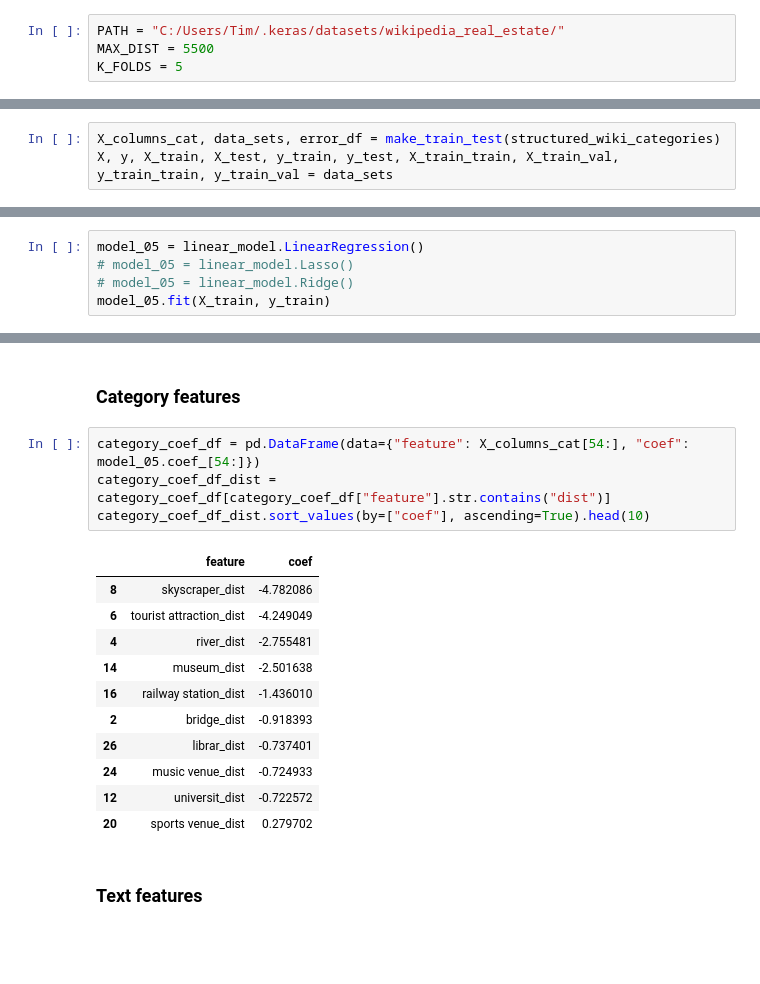
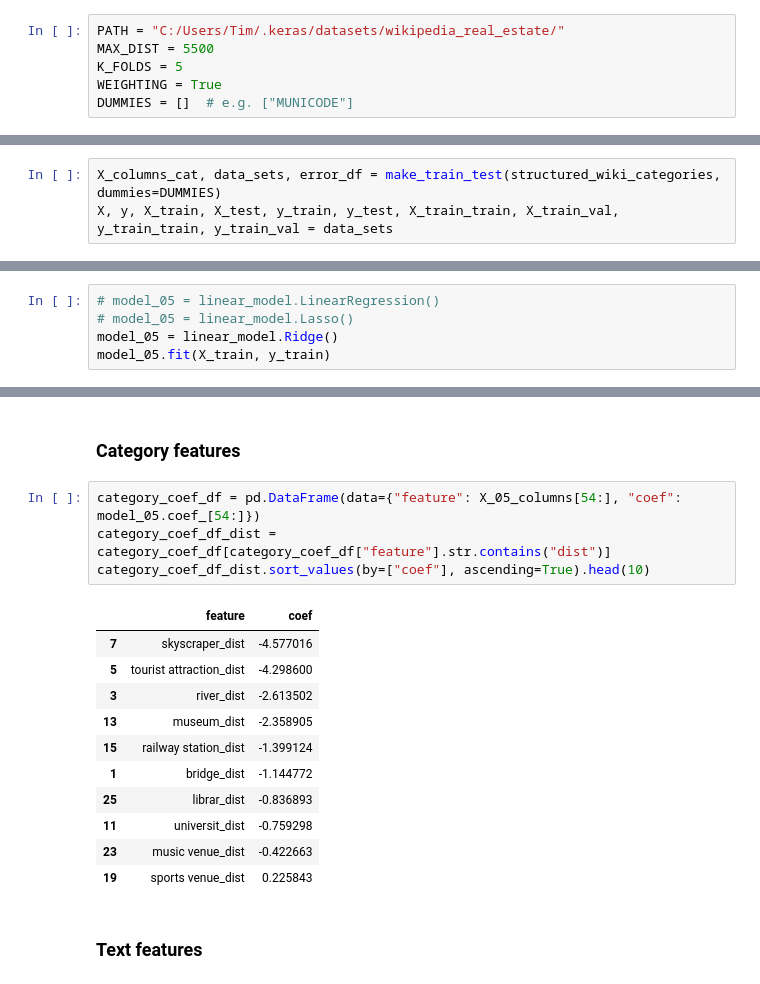
Before and after one commit to tim-heuwinkel/wikipedia-real-estate, a Jupyter notebook: ML_wiki.ipynb, the cells around one changed output, grey strips where cells are left out. Saved outputs shown, nothing was run; the diff lists cells and outputs as text; blank space fills up the shorter version.

```diff
--- a/ML_wiki.ipynb
+++ b/ML_wiki.ipynb
@@ -36,6 +37,8 @@ Definde constants.
 PATH = "C:/Users/Tim/.keras/datasets/wikipedia_real_estate/"
 MAX_DIST = 5500
 K_FOLDS = 5
+WEIGHTING = True
+DUMMIES = []  # e.g. ["MUNICODE"]
 # %% [markdown]
 Lead structured data with added text features.
 # %%
@@ -198,5 +154,5 @@ structured_wiki_categories.head(10)
 # %%
-X_columns_cat, data_sets, error_df = make_train_test(structured_wiki_categories)
+X_columns_cat, data_sets, error_df = make_train_test(structured_wiki_categories, dummies=DUMMIES)
 X, y, X_train, X_test, y_train, y_test, X_train_train, X_train_val, y_train_train, y_train_val = data_sets
 # %% [output]
 (7167, 87): (5375, 87) + (1792, 87)
@@ -206,8 +162,8 @@ X, y, X_train, X_test, y_train, y_test, X_train_train, X_train_val, y_train_trai
 # %% [markdown]
 ### Linear regression
 # %%
-model_05 = linear_model.LinearRegression()
+# model_05 = linear_model.LinearRegression()
 # model_05 = linear_model.Lasso()
-# model_05 = linear_model.Ridge()
+model_05 = linear_model.Ridge()
 model_05.fit(X_train, y_train)
 # %% [output]
@@ -407,21 +376,21 @@ metrics_df
 # %% [markdown]
 ### Category features
 # %%
-category_coef_df = pd.DataFrame(data={"feature": X_columns_cat[54:], "coef": model_05.coef_[54:]})
+category_coef_df = pd.DataFrame(data={"feature": X_05_columns[54:], "coef": model_05.coef_[54:]})
 category_coef_df_dist = category_coef_df[category_coef_df["feature"].str.contains("dist")]
 category_coef_df_dist.sort_values(by=["coef"], ascending=True).head(10)
 # %% [output]
 |  | feature | coef |
-| 8 | skyscraper_dist | -4.782086 |
-| 6 | tourist attraction_dist | -4.249049 |
-| 4 | river_dist | -2.755481 |
-| 14 | museum_dist | -2.501638 |
-| 16 | railway station_dist | -1.436010 |
-| 2 | bridge_dist | -0.918393 |
-| 26 | librar_dist | -0.737401 |
-| 24 | music venue_dist | -0.724933 |
-| 12 | universit_dist | -0.722572 |
-| 20 | sports venue_dist | 0.279702 |
+| 7 | skyscraper_dist | -4.577016 |
+| 5 | tourist attraction_dist | -4.298600 |
+| 3 | river_dist | -2.613502 |
+| 13 | museum_dist | -2.358905 |
+| 15 | railway station_dist | -1.399124 |
+| 1 | bridge_dist | -1.144772 |
+| 25 | librar_dist | -0.836893 |
+| 11 | universit_dist | -0.759298 |
+| 23 | music venue_dist | -0.422663 |
+| 19 | sports venue_dist | 0.225843 |
 # %% [markdown]
 ### Text features
 # %% [markdown]
```
Also changed, not shown: parts of 45 cells of this notebook, 5 other files.
